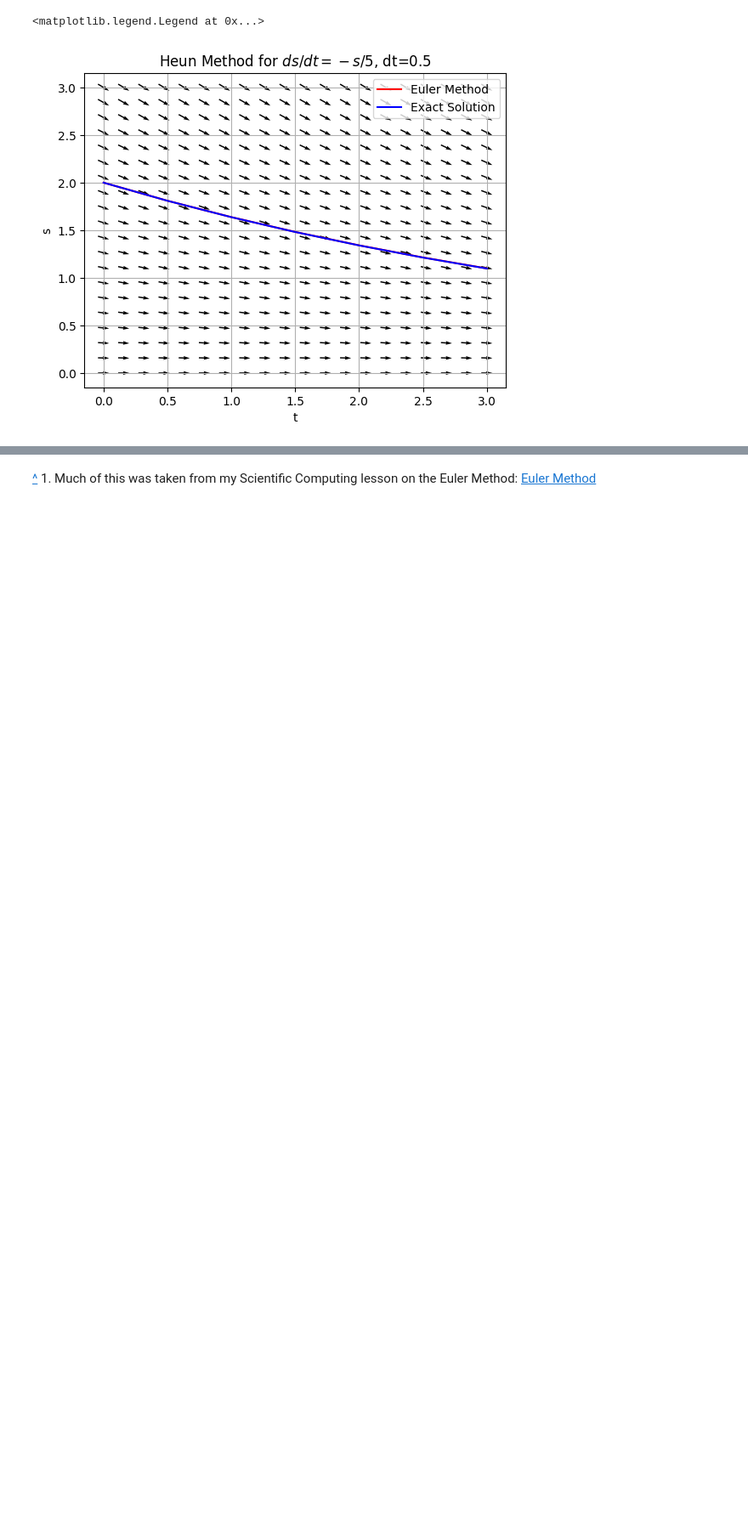
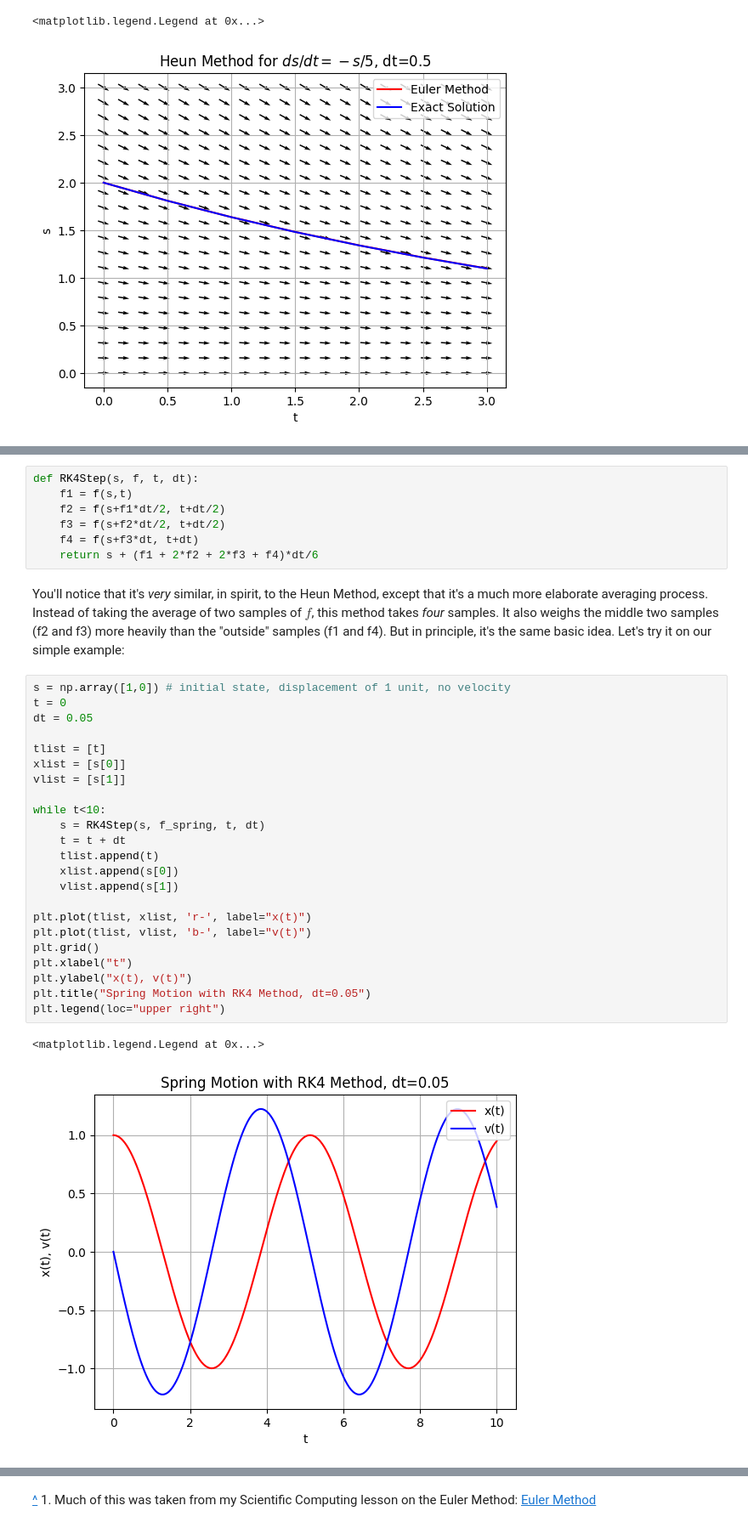
Before and after one commit to 201820-SWEN-230/MATH-330-Activities, a Jupyter notebook: Activity2_NumericalMethods.ipynb, the cells around one changed output, grey strips where cells are left out. Shown at 85% size. Drawn from its saved outputs; the diff is of its cells as text; blank space fills up the shorter version.

```diff
--- a/Activity2_NumericalMethods.ipynb
+++ b/Activity2_NumericalMethods.ipynb
@@ -445,0 +486,35 @@ plt.legend(loc="upper right")
+# %%
+def RK4Step(s, f, t, dt):
+    f1 = f(s,t)
+    f2 = f(s+f1*dt/2, t+dt/2)
+    f3 = f(s+f2*dt/2, t+dt/2)
+    f4 = f(s+f3*dt, t+dt)
+    return s + (f1 + 2*f2 + 2*f3 + f4)*dt/6
+# %% [markdown]
+You'll notice that it's *very* similar, in spirit, to the Heun Method, except that it's a much more elaborate averaging process. Instead of taking the average of two samples of $f$, this method takes *four* samples. It also weighs the middle two samples (f2 and f3) more heavily than the "outside" samples (f1 and f4). But in principle, it's the same basic idea. Let's try it on our simple example:
+# %%
+s = np.array([1,0]) # initial state, displacement of 1 unit, no velocity
+t = 0
+dt = 0.05
+
+tlist = [t]
+xlist = [s[0]]
+vlist = [s[1]]
+
+while t<10:
+    s = RK4Step(s, f_spring, t, dt)
+    t = t + dt
+    tlist.append(t)
+    xlist.append(s[0])
+    vlist.append(s[1])
+
+plt.plot(tlist, xlist, 'r-', label="x(t)")
+plt.plot(tlist, vlist, 'b-', label="v(t)")
+plt.grid()
+plt.xlabel("t")
+plt.ylabel("x(t), v(t)")
+plt.title("Spring Motion with RK4 Method, dt=0.05")
+plt.legend(loc="upper right")
+# %% [output]
+<matplotlib.legend.Legend at 0x...>
+[figure, added]
```
Also changed, not shown: parts of 6 cells of this notebook.
